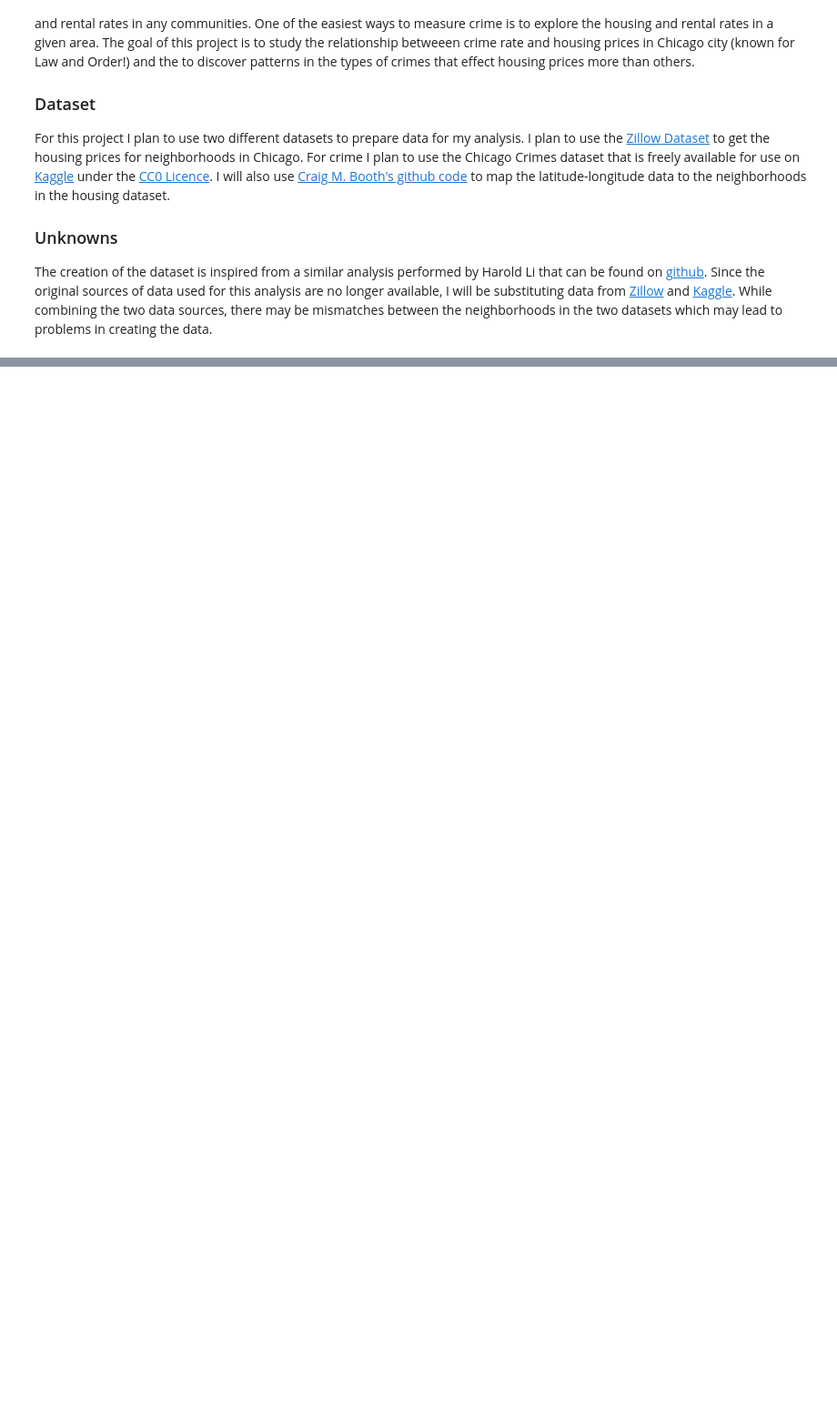
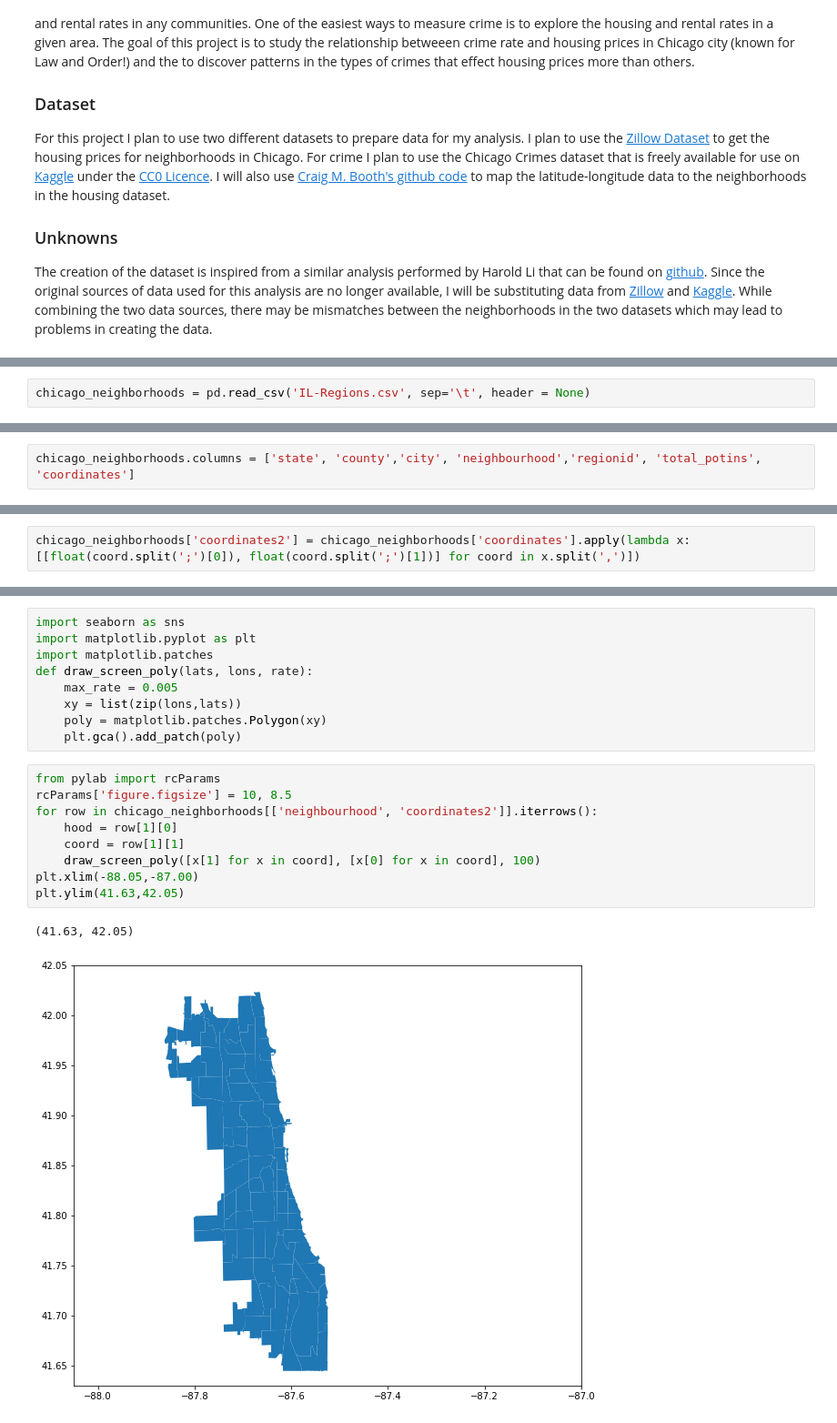
Before and after one commit to chavi-g/crime-rate-and-housing-price-analysis, a Jupyter notebook: final-project-report.ipynb, the cells around one changed output, grey strips where cells are left out. Shown at 91% size. Cells and saved outputs as stored; diff of their text form; blank space fills up the shorter version.

```diff
--- a/final-project-report.ipynb
+++ b/final-project-report.ipynb
@@ -11,0 +105,2 @@ The creation of the dataset is inspired from a similar analysis performed by Har
+# %%
+chicago_neighborhoods = pd.read_csv('IL-Regions.csv', sep='\t', header = None)
@@ -11,0 +123,2 @@ The creation of the dataset is inspired from a similar analysis performed by Har
+# %%
+chicago_neighborhoods.columns = ['state', 'county','city', 'neighbourhood','regionid', 'total_potins', 'coordinates']
@@ -11,0 +148,2 @@ The creation of the dataset is inspired from a similar analysis performed by Har
+# %%
+chicago_neighborhoods['coordinates2'] = chicago_neighborhoods['coordinates'].apply(lambda x: [[float(coord.split(';')[0]), float(coord.split(';')[1])] for coord in x.split(',')])
@@ -11,0 +165,21 @@ The creation of the dataset is inspired from a similar analysis performed by Har
+# %%
+import seaborn as sns
+import matplotlib.pyplot as plt
+import matplotlib.patches
+def draw_screen_poly(lats, lons, rate):
+    max_rate = 0.005
+    xy = list(zip(lons,lats))
+    poly = matplotlib.patches.Polygon(xy)
+    plt.gca().add_patch(poly)
+# %%
+from pylab import rcParams
+rcParams['figure.figsize'] = 10, 8.5
+for row in chicago_neighborhoods[['neighbourhood', 'coordinates2']].iterrows():
+    hood = row[1][0]
+    coord = row[1][1]
+    draw_screen_poly([x[1] for x in coord], [x[0] for x in coord], 100)
+plt.xlim(-88.05,-87.00)
+plt.ylim(41.63,42.05)
+# %% [output]
+(41.63, 42.05)
+[figure, added]
```
Also changed, not shown: parts of 24 cells of this notebook, 4 other files.
